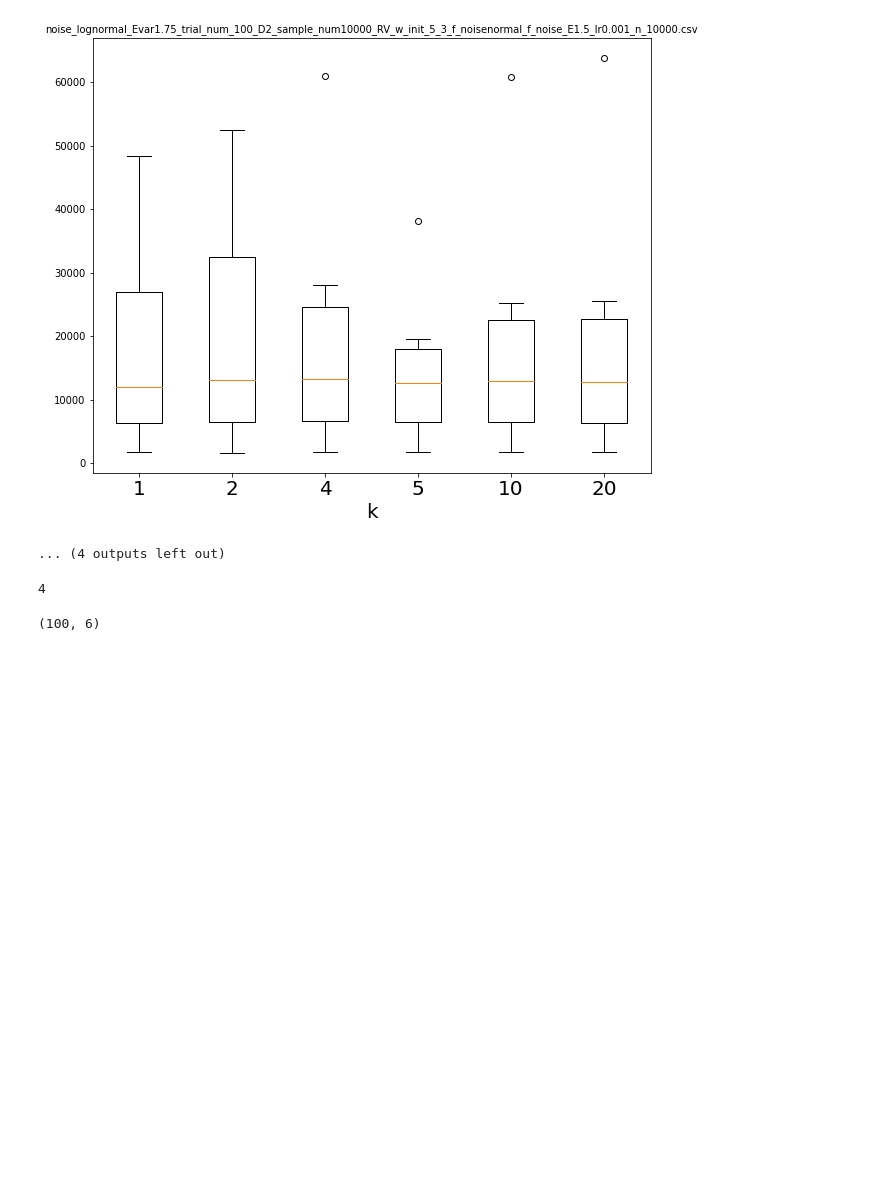
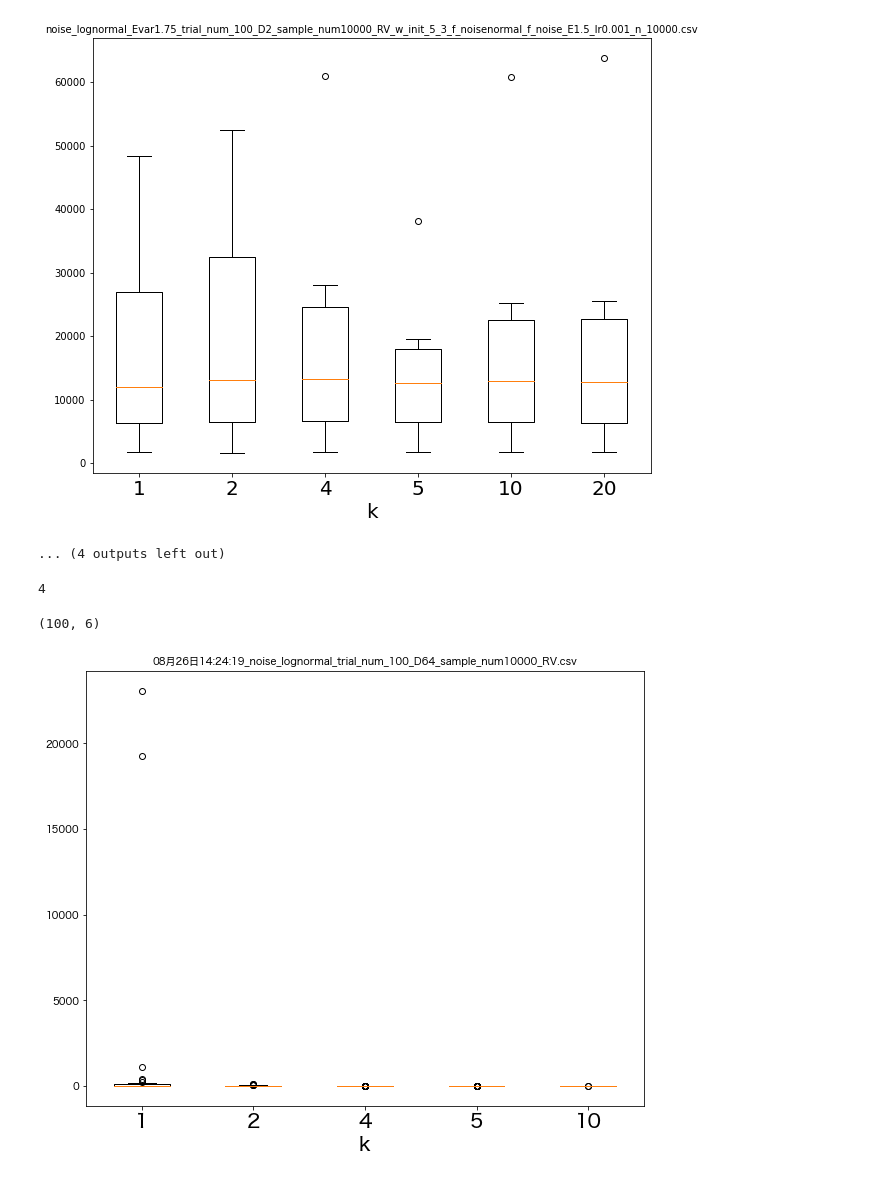
Before and after one commit to NaokiNakamichi/ML, a Jupyter notebook: GD/exp/simulation/Rosenbrock/show_Rosenbrock_trail_100_result_from_csv.ipynb, the cells around one changed output. Drawn from its saved outputs; the diff is of its cells as text; code cells hidden in the pictures; blank space fills up the shorter version.

```diff
--- a/GD/exp/simulation/Rosenbrock/show_Rosenbrock_trail_100_result_from_csv.ipynb
+++ b/GD/exp/simulation/Rosenbrock/show_Rosenbrock_trail_100_result_from_csv.ipynb
@@ -204,3 +204,16 @@ for file in files:
 print(df.shape)
 # %% [output]
 (100, 6)
+# %%
+files = glob.glob("../save_result_data/log/08月26日14:24:19_noise_lognormal_trial_num_100_D64_sample_num10000_RV.csv")
+for file in files:
+    df = pd.read_csv(file,index_col=0)
+    content = file.split("/")[-1]
+    title = f"{content}"
+    k_list = [0, 1, 3, 4, 9]
+    k_string = [f"{i + 1}" for i in k_list]
+    result = df.values
+
+    plot_set.box_plot_k(result, k_list, k_string, title)
+# %% [output]
+[figure, added]
```
Also changed, not shown: parts of 1 cell of this notebook, 3 other files.
